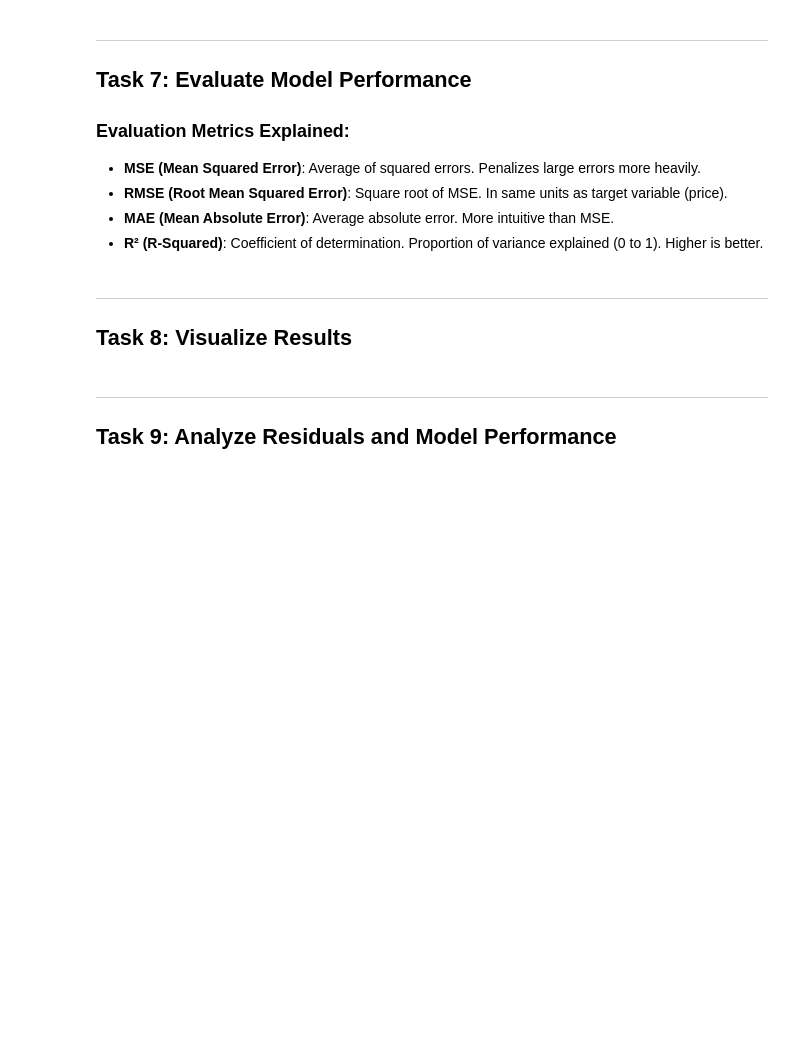
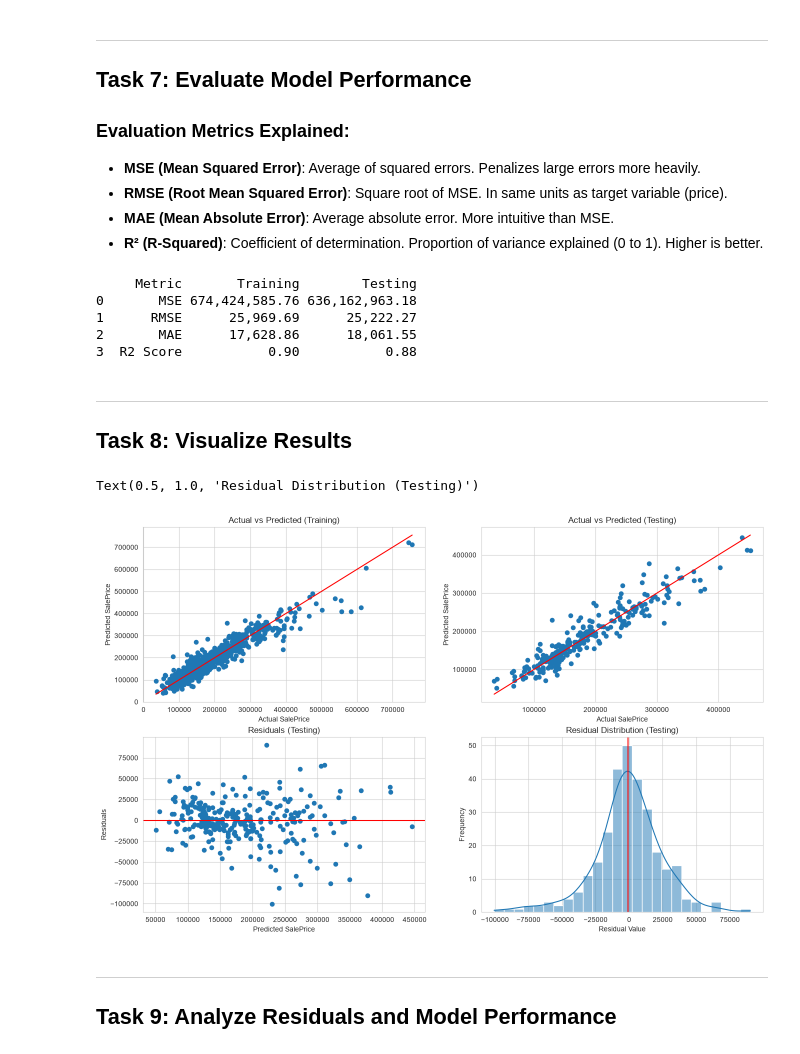
Before and after one commit to rusterman/ML-DS-DL-AI, a Jupyter notebook: Kaggle-Competition/House-Prices/5-Linear-Regression-Homework.ipynb, the cells around one changed output. Cells and saved outputs as stored; diff of their text form; code cells hidden in the pictures; blank space fills up the shorter version.

```diff
--- a/Kaggle-Competition/House-Prices/5-Linear-Regression-Homework.ipynb
+++ b/Kaggle-Competition/House-Prices/5-Linear-Regression-Homework.ipynb
@@ -69,7 +69,7 @@ Success!
 # - Print data types: df.dtypes
 # - Print missing values: df.isnull().sum()
 
-df = pd.read_csv("train.csv")
+df = pd.read_csv("train_feature_engineered.csv")
 
 print("Shape:", df.shape)
 
@@ -144,6 +144,8 @@ True
 # - Print X_train.shape, X_test.shape
 # - Print y_train.shape, y_test.shape
 # - Verify percentages add up correctly
+
+X = pd.get_dummies(X)
 
 X_train, X_test, y_train, y_test = train_test_split(X, y, test_size = 0.2, random_state = 42)
 
@@ -217,38 +261,92 @@ ValueError: could not convert string to float: 'RL'
 # - MAE: mean_absolute_error(y_train, y_train_pred)
 # - R²: r2_score(y_train, y_train_pred)
 
+train_mse = mean_squared_error(y_train, y_train_pred)
+train_rmse = np.sqrt(train_mse)
+train_mae = mean_absolute_error(y_train, y_train_pred)
+train_r2 = r2_score(y_train, y_train_pred)
+
 # TODO: Calculate evaluation metrics for TESTING data
 # - Same metrics as above but using y_test and y_test_pred
+
+test_mse = mean_squared_error(y_test, y_test_pred)
+test_rmse = np.sqrt(test_mse)
+test_mae = mean_absolute_error(y_test, y_test_pred)
+test_r2 = r2_score(y_test, y_test_pred)
 
 # TODO: Print results in formatted table
 # - Create results DataFrame with Training and Testing metrics
 # - Display clearly with proper formatting (currency for RMSE/MAE)
+
+res = pd.DataFrame({
+    'Metric': ['MSE', 'RMSE', 'MAE', 'R2 Score'],
+    'Training': [train_mse, train_rmse, train_mae, train_r2],
+    'Testing': [test_mse, test_rmse, test_mae, test_r2]
+})
+pd.options.display.float_format = '{:,.2f}'.format
+print(res)
+# %% [output]
+     Metric       Training        Testing
+0       MSE 674,424,585.76 636,162,963.18
+1      RMSE      25,969.69      25,222.27
+2       MAE      17,628.86      18,061.55
+3  R2 Score           0.90           0.88
 # %% [markdown]
 ---
 ## Task 8: Visualize Results
 # %%
 # TODO: Create 2x2 subplot for model evaluation visualization
 #
 # Subplot 1: Actual vs Predicted (Training)
 # - Scatter plot: X=Actual, Y=Predicted (use training data)
 # - Add diagonal line (perfect prediction)
 # - Labels and title
 #
 # Subplot 2: Actual vs Predicted (Testing)
 # - Scatter plot: X=Actual, Y=Predicted (use testing data)
 # - Add diagonal line (perfect prediction)
 # - Labels and title
 #
 # Subplot 3: Residuals (Testing)
 # - Calculate residuals: residuals = y_test - y_test_pred
 # - Scatter plot: X=y_test_pred, Y=residuals
 # - Add horizontal line at y=0
 # - Labels and title
 #
 # Subplot 4: Residual Distribution (Testing)
 # - Histogram of residuals
 # - Add vertical line at mean residual
 # - Labels and title
+
+fig, axes = plt.subplots(2, 2, figsize=(16, 10))
+
+axes[0, 0].scatter(y_train, y_train_pred)
+axes[0, 0].plot([y_train.min(), y_train.max()], [y_train.min(), y_train.max()], color='r')
+axes[0,0].set_xlabel('Actual SalePrice')
+axes[0, 0].set_ylabel('Predicted SalePrice')
+axes[0, 0].set_title('Actual vs Predicted (Training)')
+
+axes[0, 1].scatter(y_test, y_test_pred)
+axes[0, 1].plot([y_test.min(), y_test.max()], [y_test.min(), y_test.max()], color='r')
+axes[0, 1].set_xlabel('Actual SalePrice')
+axes[0, 1].set_ylabel('Predicted SalePrice')
+axes[0, 1].set_title('Actual vs Predicted (Testing)')
+
+residuals = y_test - y_test_pred
+axes[1, 0].scatter(y_test_pred, residuals)
+axes[1, 0].axhline(y=0, color='r')
+axes[1, 0].set_xlabel('Predicted SalePrice')
+axes[1, 0].set_ylabel('Residuals')
+axes[1, 0].set_title('Residuals (Testing)')
+
+sns.histplot(residuals, kde=True, ax=axes[1, 1])
+axes[1, 1].axvline(x=residuals.mean(), color='r')
+axes[1, 1].set_xlabel('Residual Value')
+axes[1, 1].set_ylabel('Frequency')
+axes[1, 1].set_title('Residual Distribution (Testing)')
+# %% [output]
+Text(0.5, 1.0, 'Residual Distribution (Testing)')
+[figure, added]
 # %% [markdown]
 ---
 ## Task 9: Analyze Residuals and Model Performance
```
Also changed, not shown: parts of 8 cells of this notebook, 11 other files.
